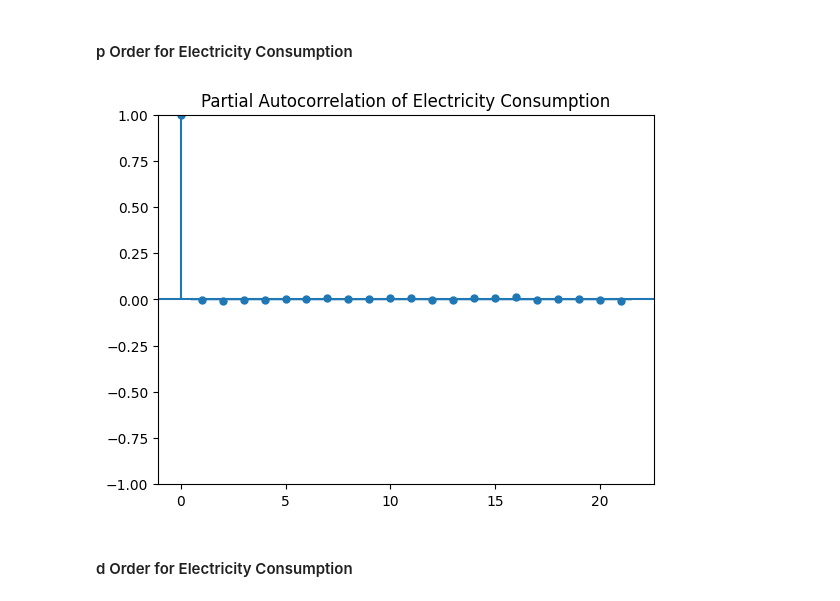
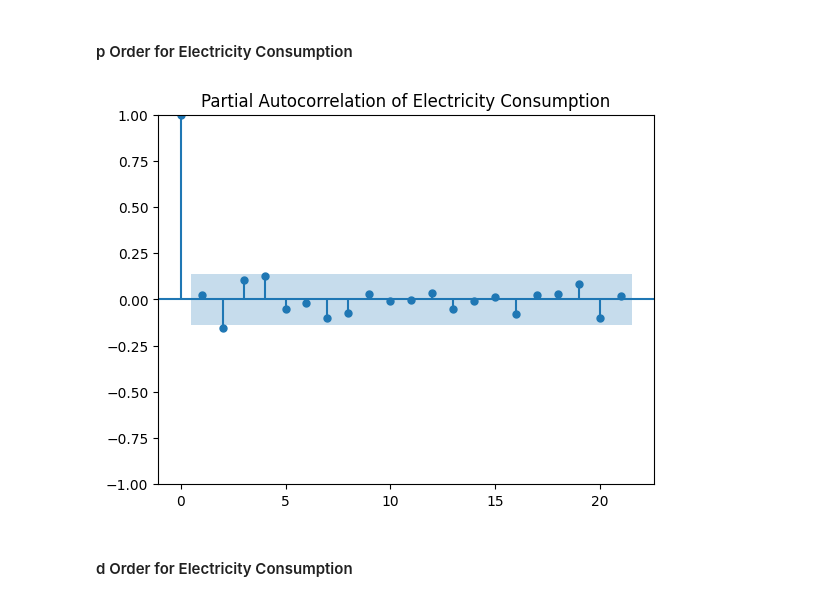
Before and after one commit to JZembower/Final-Project-Applied-Stats-and-Modeling, a Jupyter notebook: Final_Project.ipynb, the cells around one changed output. Drawn from its saved outputs; the diff is of its cells as text; code cells hidden in the pictures.

```diff
--- a/Final_Project.ipynb
+++ b/Final_Project.ipynb
@@ -1284,8 +1287,8 @@ q_orders_electricity_consumption = [1,2,3,4,5]
 #### p Order for Electricity Consumption
 # %%
 #Plot the PACF values
-pacf_values_electricity_consumption = plot_pacf(electricity_consumption['Electricity_Consumption'],lags=21,title='Partial Autocorrelation of Electricity Consumption')
+pacf_values_electricity_consumption = plot_pacf(weekly_data['Electricity_Consumption'],lags=21,title='Partial Autocorrelation of Electricity Consumption')
 # %% [output]
-[figure, old version]
+[figure, new version]
 # %%
 # Potential AR(p) order
```
Also changed, not shown: parts of 38 cells of this notebook.
